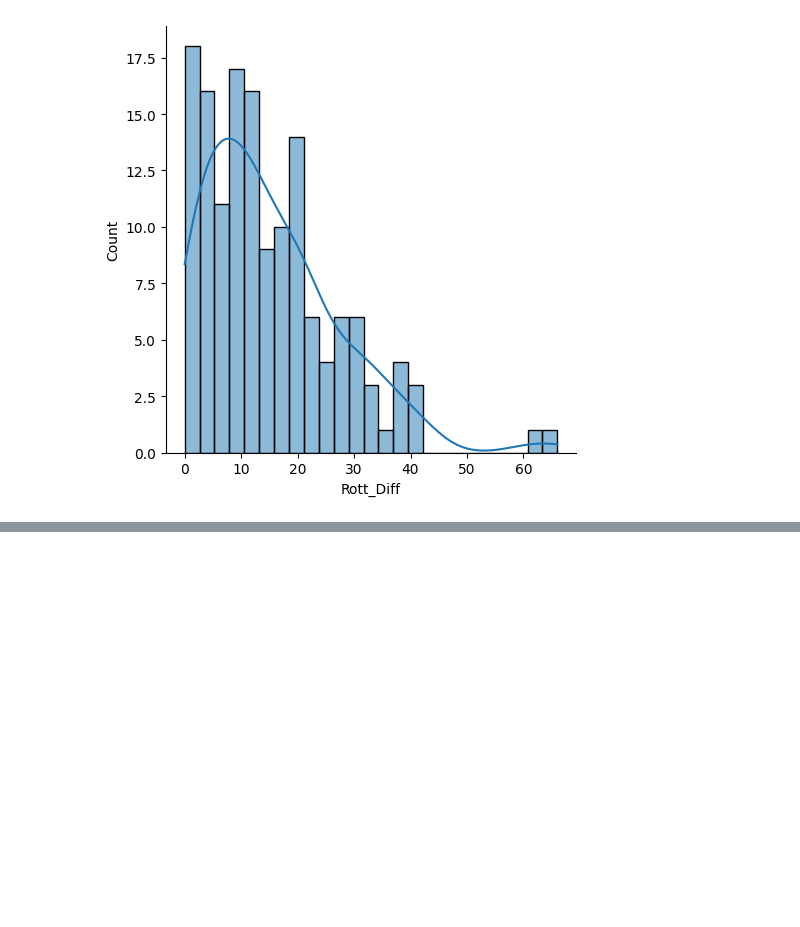
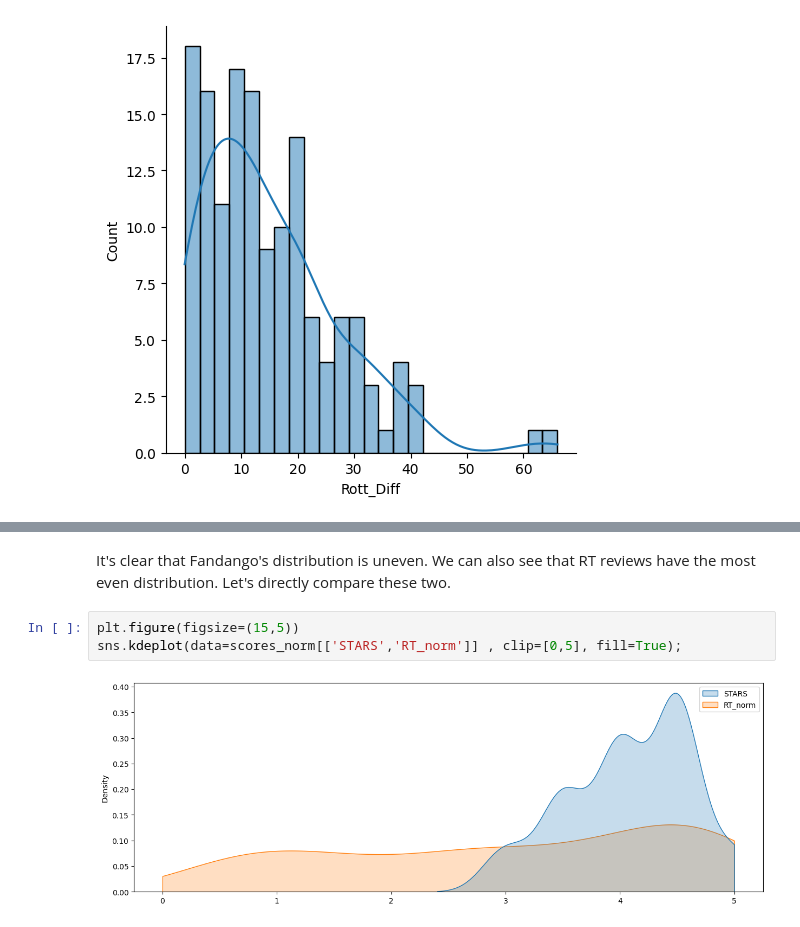
Before and after one commit to Lucress/Be-Suspicious-on-Movies-Rating, a Jupyter notebook: Be_suspicious_online_movie_ratings(Fandango).ipynb, the cells around one changed output, grey strips where cells are left out. Saved outputs shown, nothing was run; the diff lists cells and outputs as text; blank space fills up the shorter version.

```diff
--- a/Be_suspicious_online_movie_ratings(Fandango).ipynb
+++ b/Be_suspicious_online_movie_ratings(Fandango).ipynb
@@ -283,0 +442,7 @@ Name: FILM, dtype: object
+# %% [markdown]
+It's clear that Fandango's distribution is uneven. We can also see that RT reviews have the most even distribution. Let's directly compare these two.
+# %%
+plt.figure(figsize=(15,5))
+sns.kdeplot(data=scores_norm[['STARS','RT_norm']] , clip=[0,5], fill=True);
+# %% [output]
+[figure, added]
```
Also changed, not shown: parts of 42 cells of this notebook.
